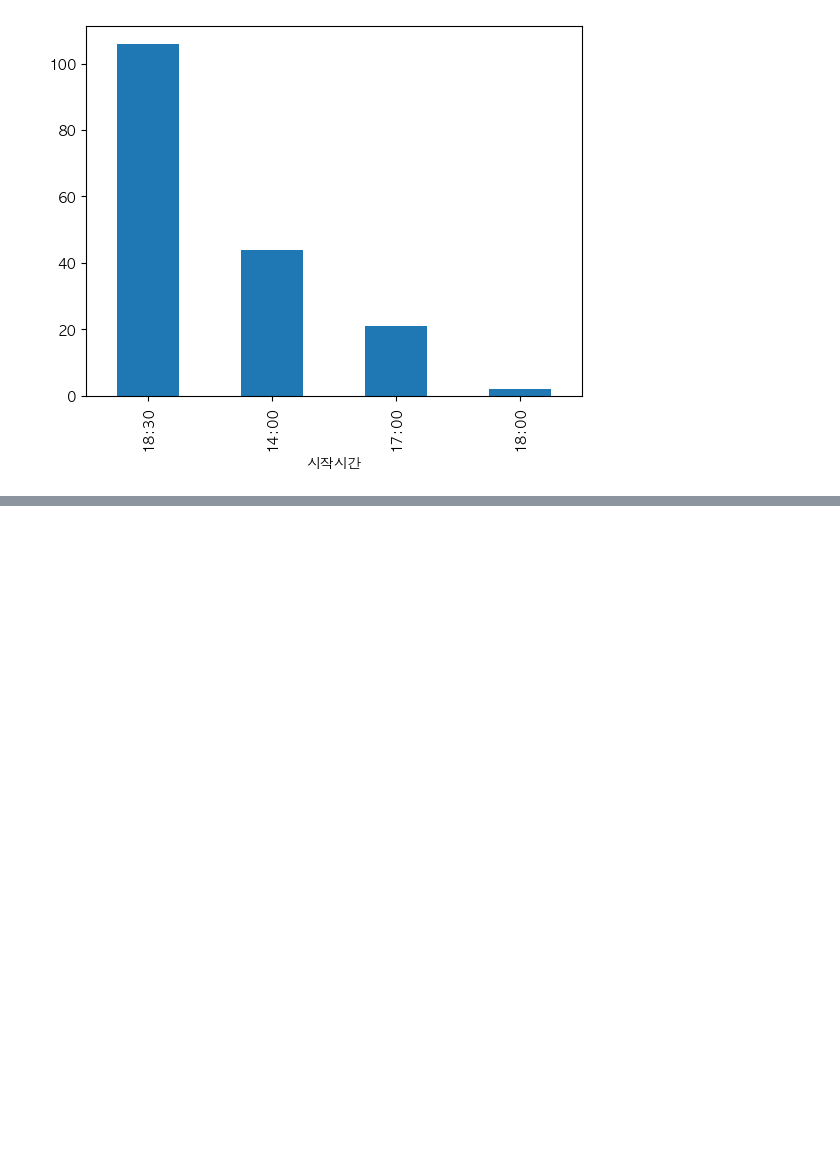
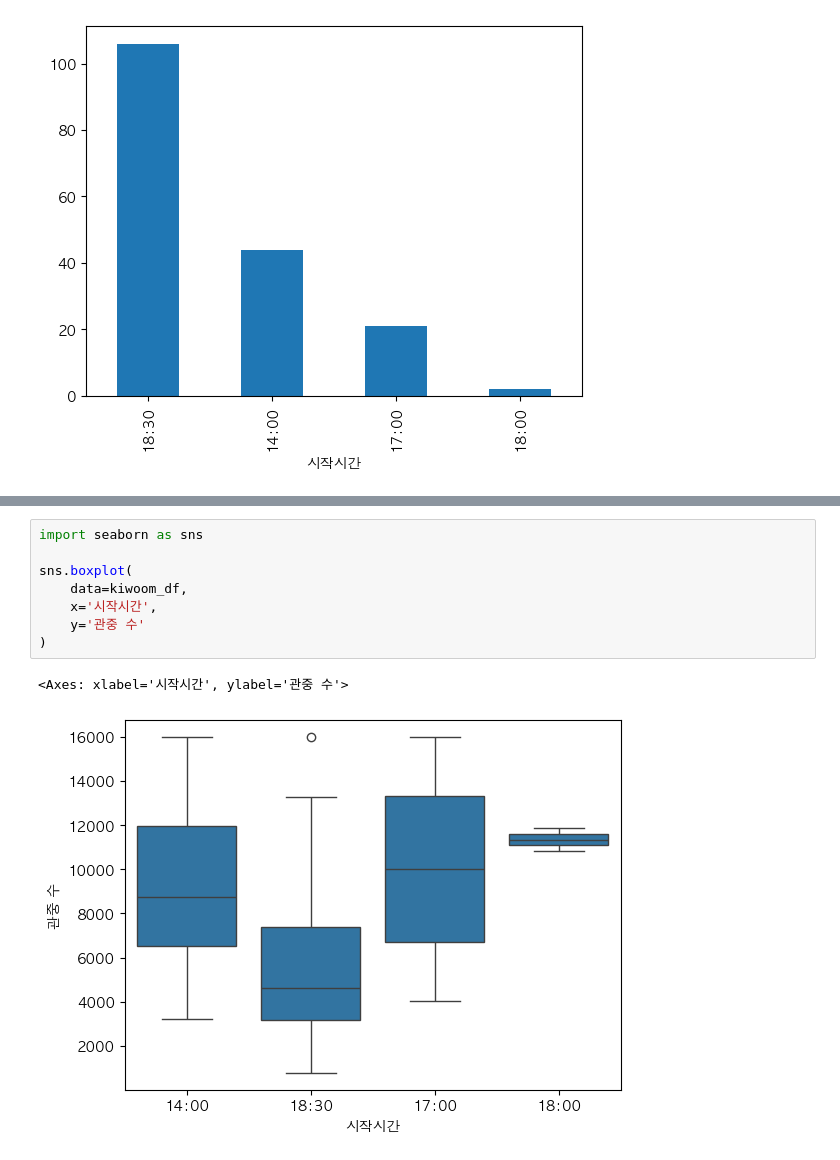
Before and after one commit to PythonProjectGroup02/KBC, a Jupyter notebook: Python/merge_practice.ipynb, the cells around one changed output, grey strips where cells are left out. Cells and saved outputs as stored; diff of their text form; blank space fills up the shorter version.

```diff
--- a/Python/merge_practice.ipynb
+++ b/Python/merge_practice.ipynb
@@ -185,0 +317,11 @@ kiwoom.시작시간.value_counts().plot(kind='bar')
+# %%
+import seaborn as sns
+
+sns.boxplot(
+    data=kiwoom_df,
+    x='시작시간',
+    y='관중 수'
+)
+# %% [output]
+<Axes: xlabel='시작시간', ylabel='관중 수'>
+[figure, added]
```
Also changed, not shown: parts of 51 cells of this notebook, 2 other files.
